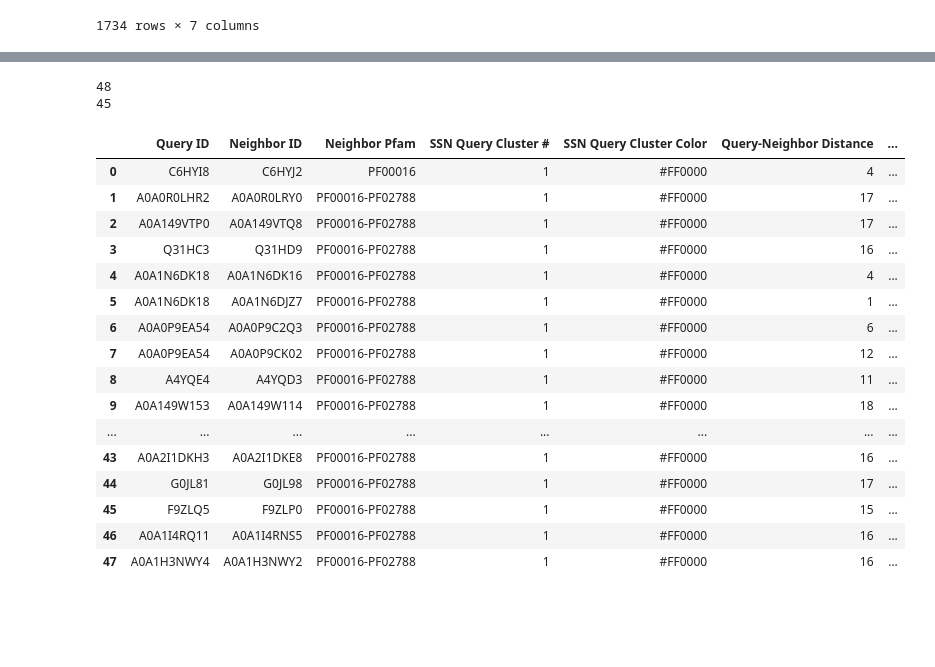
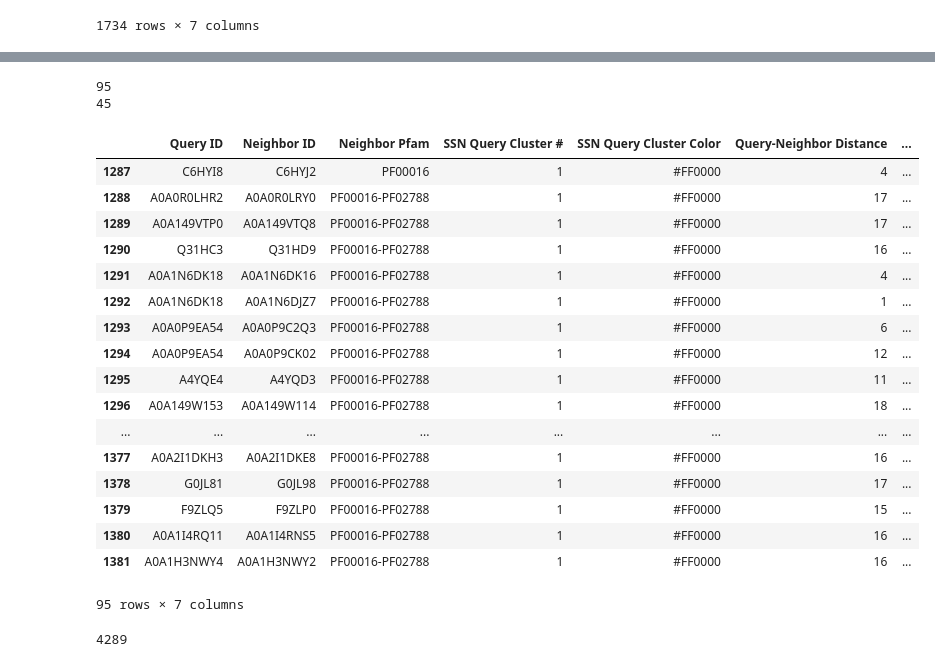
Before and after one commit to jackdesmarais/DabTransporterPaper, a Jupyter notebook: scripts/dabA_dabB_cooccurance.ipynb, the cells around one changed output, grey strips where cells are left out. Saved outputs shown, nothing was run; the diff lists cells and outputs as text; code cells hidden in the pictures; blank space fills up the shorter version.

```diff
--- a/scripts/dabA_dabB_cooccurance.ipynb
+++ b/scripts/dabA_dabB_cooccurance.ipynb
@@ -168,25 +75,36 @@ rubcooc
-# %%
-rubcooc = pd.read_csv('../data/coocurance/pfam_neighbors_PF00016.txt',sep='\t')
-print(len(rubcooc))
-print(len(rubcooc['Query ID'].unique()))
-rubcooc
-# %% [output]
-48
-45
-|  | Query ID | Neighbor ID | Neighbor Pfam | SSN Query Cluster # | SSN Query Cluster Color | Query-Neighbor Distance | ... |
-| 0 | C6HYI8 | C6HYJ2 | PF00016 | 1 | #FF0000 | 4 | ... |
-| 1 | A0A0R0LHR2 | A0A0R0LRY0 | PF00016-PF02788 | 1 | #FF0000 | 17 | ... |
-| 2 | A0A149VTP0 | A0A149VTQ8 | PF00016-PF02788 | 1 | #FF0000 | 17 | ... |
-| 3 | Q31HC3 | Q31HD9 | PF00016-PF02788 | 1 | #FF0000 | 16 | ... |
-| 4 | A0A1N6DK18 | A0A1N6DK16 | PF00016-PF02788 | 1 | #FF0000 | 4 | ... |
-| 5 | A0A1N6DK18 | A0A1N6DJZ7 | PF00016-PF02788 | 1 | #FF0000 | 1 | ... |
-| 6 | A0A0P9EA54 | A0A0P9C2Q3 | PF00016-PF02788 | 1 | #FF0000 | 6 | ... |
-| 7 | A0A0P9EA54 | A0A0P9CK02 | PF00016-PF02788 | 1 | #FF0000 | 12 | ... |
-| 8 | A4YQE4 | A4YQD3 | PF00016-PF02788 | 1 | #FF0000 | 11 | ... |
-| 9 | A0A149W153 | A0A149W114 | PF00016-PF02788 | 1 | #FF0000 | 18 | ... |
-| ... | ... | ... | ... | ... | ... | ... | ... |
-| 43 | A0A2I1DKH3 | A0A2I1DKE8 | PF00016-PF02788 | 1 | #FF0000 | 16 | ... |
-| 44 | G0JL81 | G0JL98 | PF00016-PF02788 | 1 | #FF0000 | 17 | ... |
-| 45 | F9ZLQ5 | F9ZLP0 | PF00016-PF02788 | 1 | #FF0000 | 15 | ... |
-| 46 | A0A1I4RQ11 | A0A1I4RNS5 | PF00016-PF02788 | 1 | #FF0000 | 16 | ... |
-| 47 | A0A1H3NWY4 | A0A1H3NWY2 | PF00016-PF02788 | 1 | #FF0000 | 16 | ... |
+# %%
+hasRub = allPfams[allPfams['Neighbor Pfam'].str.contains('PF00016') | allPfams['Neighbor Pfam'].str.contains('PF02788')]
+print(len(hasRub))
+print(len(hasRub['Query ID'].unique()))
+
+hasRub
+# %% [output]
+95
+45
+|  | Query ID | Neighbor ID | Neighbor Pfam | SSN Query Cluster # | SSN Query Cluster Color | Query-Neighbor Distance | ... |
+| 1287 | C6HYI8 | C6HYJ2 | PF00016 | 1 | #FF0000 | 4 | ... |
+| 1288 | A0A0R0LHR2 | A0A0R0LRY0 | PF00016-PF02788 | 1 | #FF0000 | 17 | ... |
+| 1289 | A0A149VTP0 | A0A149VTQ8 | PF00016-PF02788 | 1 | #FF0000 | 17 | ... |
+| 1290 | Q31HC3 | Q31HD9 | PF00016-PF02788 | 1 | #FF0000 | 16 | ... |
+| 1291 | A0A1N6DK18 | A0A1N6DK16 | PF00016-PF02788 | 1 | #FF0000 | 4 | ... |
+| 1292 | A0A1N6DK18 | A0A1N6DJZ7 | PF00016-PF02788 | 1 | #FF0000 | 1 | ... |
+| 1293 | A0A0P9EA54 | A0A0P9C2Q3 | PF00016-PF02788 | 1 | #FF0000 | 6 | ... |
+| 1294 | A0A0P9EA54 | A0A0P9CK02 | PF00016-PF02788 | 1 | #FF0000 | 12 | ... |
+| 1295 | A4YQE4 | A4YQD3 | PF00016-PF02788 | 1 | #FF0000 | 11 | ... |
+| 1296 | A0A149W153 | A0A149W114 | PF00016-PF02788 | 1 | #FF0000 | 18 | ... |
+| ... | ... | ... | ... | ... | ... | ... | ... |
+| 1377 | A0A2I1DKH3 | A0A2I1DKE8 | PF00016-PF02788 | 1 | #FF0000 | 16 | ... |
+| 1378 | G0JL81 | G0JL98 | PF00016-PF02788 | 1 | #FF0000 | 17 | ... |
+| 1379 | F9ZLQ5 | F9ZLP0 | PF00016-PF02788 | 1 | #FF0000 | 15 | ... |
+| 1380 | A0A1I4RQ11 | A0A1I4RNS5 | PF00016-PF02788 | 1 | #FF0000 | 16 | ... |
+| 1381 | A0A1H3NWY4 | A0A1H3NWY2 | PF00016-PF02788 | 1 | #FF0000 | 16 | ... |
+95 rows × 7 columns
+# %%
+pfams = set()
+for pfamG in allPfams['Neighbor Pfam']:
+    pfamL = pfamG.split(sep='-')
+    for pfam in pfamL:
+        pfams.add(pfam)
+len(pfams)
+# %% [output]
+4289
```
Also changed, not shown: parts of 8 cells of this notebook, 1 other file.
